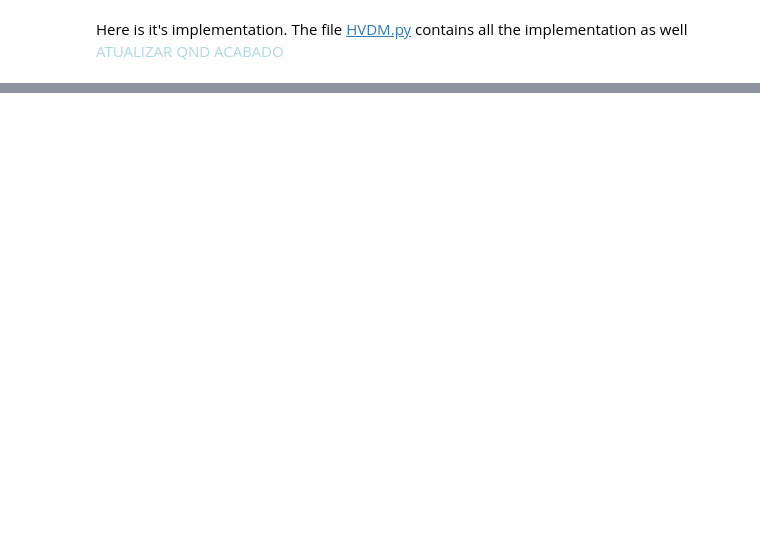
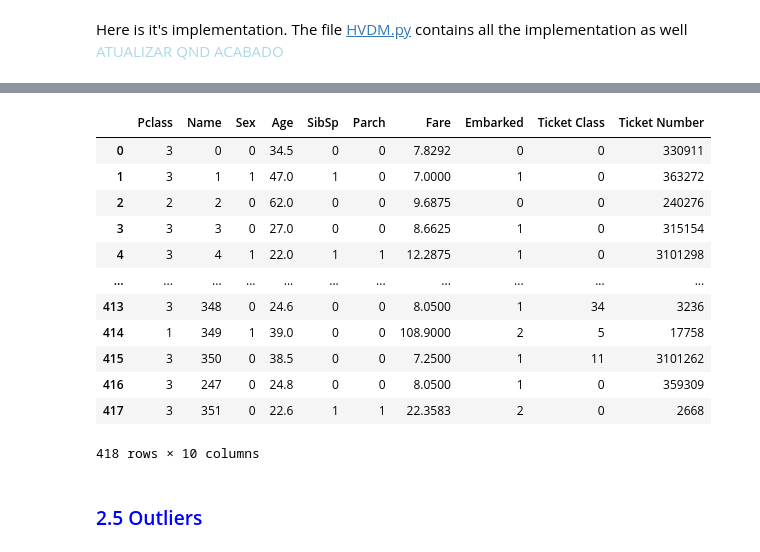
Before and after one commit to miguel-c05/Titanic-Survivability-Prediction, a Jupyter notebook: notebook.ipynb, the cells around one changed output, grey strips where cells are left out. Saved outputs shown, nothing was run; the diff lists cells and outputs as text; code cells hidden in the pictures; blank space fills up the shorter version.

```diff
--- a/notebook.ipynb
+++ b/notebook.ipynb
@@ -461,0 +469,50 @@ class HVDM:
+# %%
+from sklearn.discriminant_analysis import StandardScaler
+from sklearn.impute import KNNImputer
+
+def Knninputer (df: pd.DataFrame) -> pd.DataFrame:#Função que aplica o LGBMR ao dataset e cria um novo dataset com os novos valores.
+    """
+    É uma biblioteca de sikitlearn.
+    Deve ser feita a normalização dos dados e depois a aplicação do knninputer.
+    """
+    colunas_salvas = df.columns
+    imputer = KNNImputer(n_neighbors=5)
+    scaler = StandardScaler()
+    df = scaler.fit_transform(df)
+    df = imputer.fit_transform(df)
+    df = pd.DataFrame(scaler.inverse_transform(df), columns = colunas_salvas)
+    for col in df.columns:
+        if col not in ['Age', 'Fare']:
+            df[col] = df[col].astype(int)
+    return df
+
+data_test = pd.read_csv("CSV\\test.csv")
+extra_col_ticket(data_test)
+turn_name_col_into_ASCII(data_test, 'Name')
+
+
+data_test["Sex"], sexIndex = pd.factorize(data_test["Sex"])
+data_test["Embarked"], embarkedIndex = pd.factorize(data_test["Embarked"])
+data_test["Ticket Class"], ticketClassIndex = pd.factorize(data_test["Ticket Class"])
+data_test["Name"], nameIndex = pd.factorize(data_test["Name"])
+data_test.drop(columns = ['PassengerId', 'Ticket', 'Cabin'], inplace = True)
+
+
+data_test=Knninputer(data_test)
+display(data_test)
+# %% [output]
+|  | Pclass | Name | Sex | Age | SibSp | Parch | Fare | Embarked | Ticket Class | Ticket Number |
+| 0 | 3 | 0 | 0 | 34.5 | 0 | 0 | 7.8292 | 0 | 0 | 330911 |
+| 1 | 3 | 1 | 1 | 47.0 | 1 | 0 | 7.0000 | 1 | 0 | 363272 |
+| 2 | 2 | 2 | 0 | 62.0 | 0 | 0 | 9.6875 | 0 | 0 | 240276 |
+| 3 | 3 | 3 | 0 | 27.0 | 0 | 0 | 8.6625 | 1 | 0 | 315154 |
+| 4 | 3 | 4 | 1 | 22.0 | 1 | 1 | 12.2875 | 1 | 0 | 3101298 |
+| ... | ... | ... | ... | ... | ... | ... | ... | ... | ... | ... |
+| 413 | 3 | 348 | 0 | 24.6 | 0 | 0 | 8.0500 | 1 | 34 | 3236 |
+| 414 | 1 | 349 | 1 | 39.0 | 0 | 0 | 108.9000 | 2 | 5 | 17758 |
+| 415 | 3 | 350 | 0 | 38.5 | 0 | 0 | 7.2500 | 1 | 11 | 3101262 |
+| 416 | 3 | 247 | 0 | 24.8 | 0 | 0 | 8.0500 | 1 | 0 | 359309 |
+| 417 | 3 | 351 | 0 | 22.6 | 1 | 1 | 22.3583 | 2 | 0 | 2668 |
+418 rows × 10 columns
+# %% [markdown]
+### <font style="font-size: 40px; color: blue;">2.5 Outliers</font>
```
Also changed, not shown: parts of 11 cells of this notebook, 1 other file.
